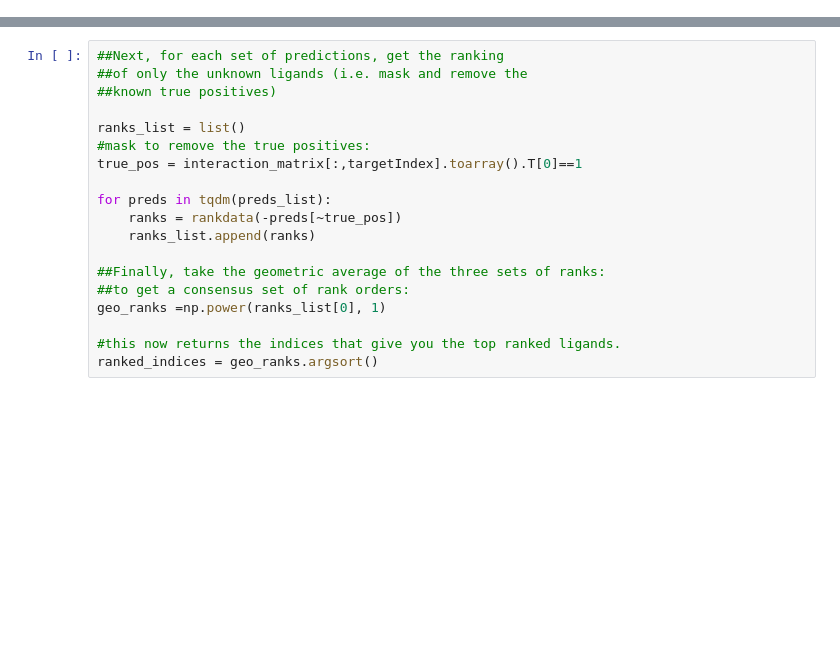
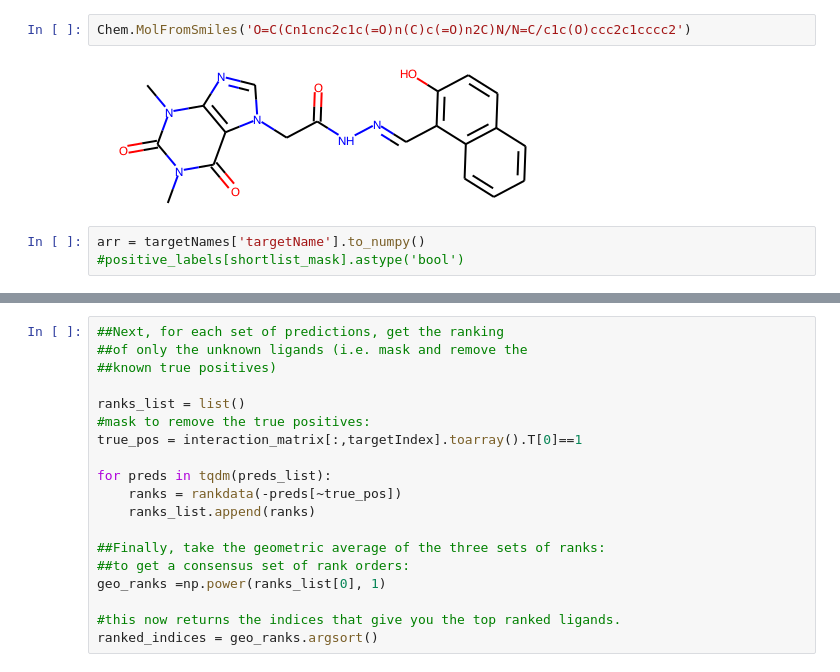
Before and after one commit to ljmartin/molrec, a Jupyter notebook: gpr55_prediction/predict_for_gpr55.ipynb, the cells around one changed output, grey strips where cells are left out. Saved outputs shown, nothing was run; the diff lists cells and outputs as text; blank space fills up the shorter version.

```diff
--- a/gpr55_prediction/predict_for_gpr55.ipynb
+++ b/gpr55_prediction/predict_for_gpr55.ipynb
@@ -53,0 +169,7 @@ array([0.        , 0.01254061, 0.00206612, ..., 0.        , 0.        ,
+# %%
+Chem.MolFromSmiles('O=C(Cn1cnc2c1c(=O)n(C)c(=O)n2C)N/N=C/c1c(O)ccc2c1cccc2')
+# %% [output]
+[figure, added]
+# %%
+arr = targetNames['targetName'].to_numpy()
+#positive_labels[shortlist_mask].astype('bool')
```
Also changed, not shown: parts of 58 cells of this notebook, 20 other files.
